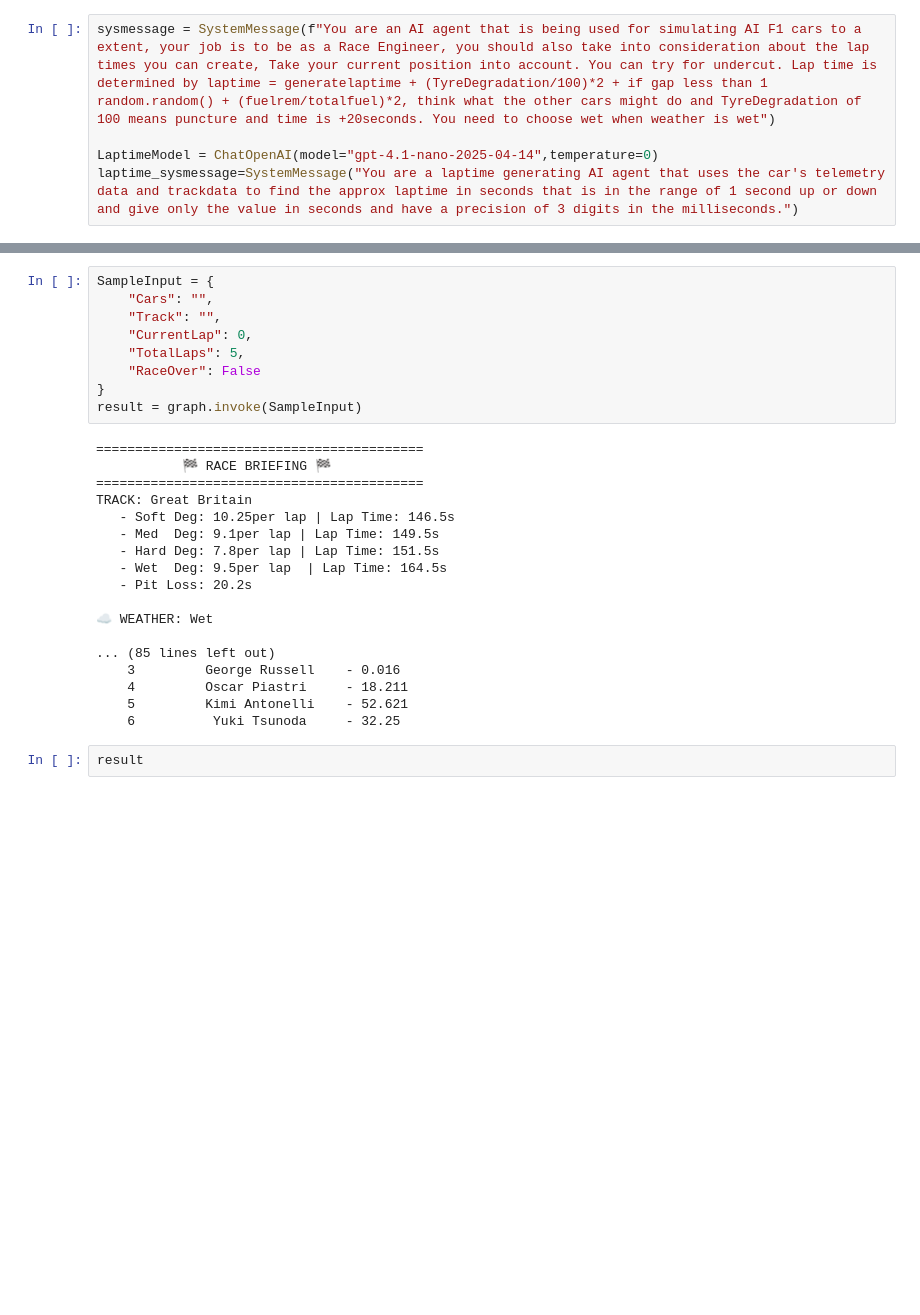
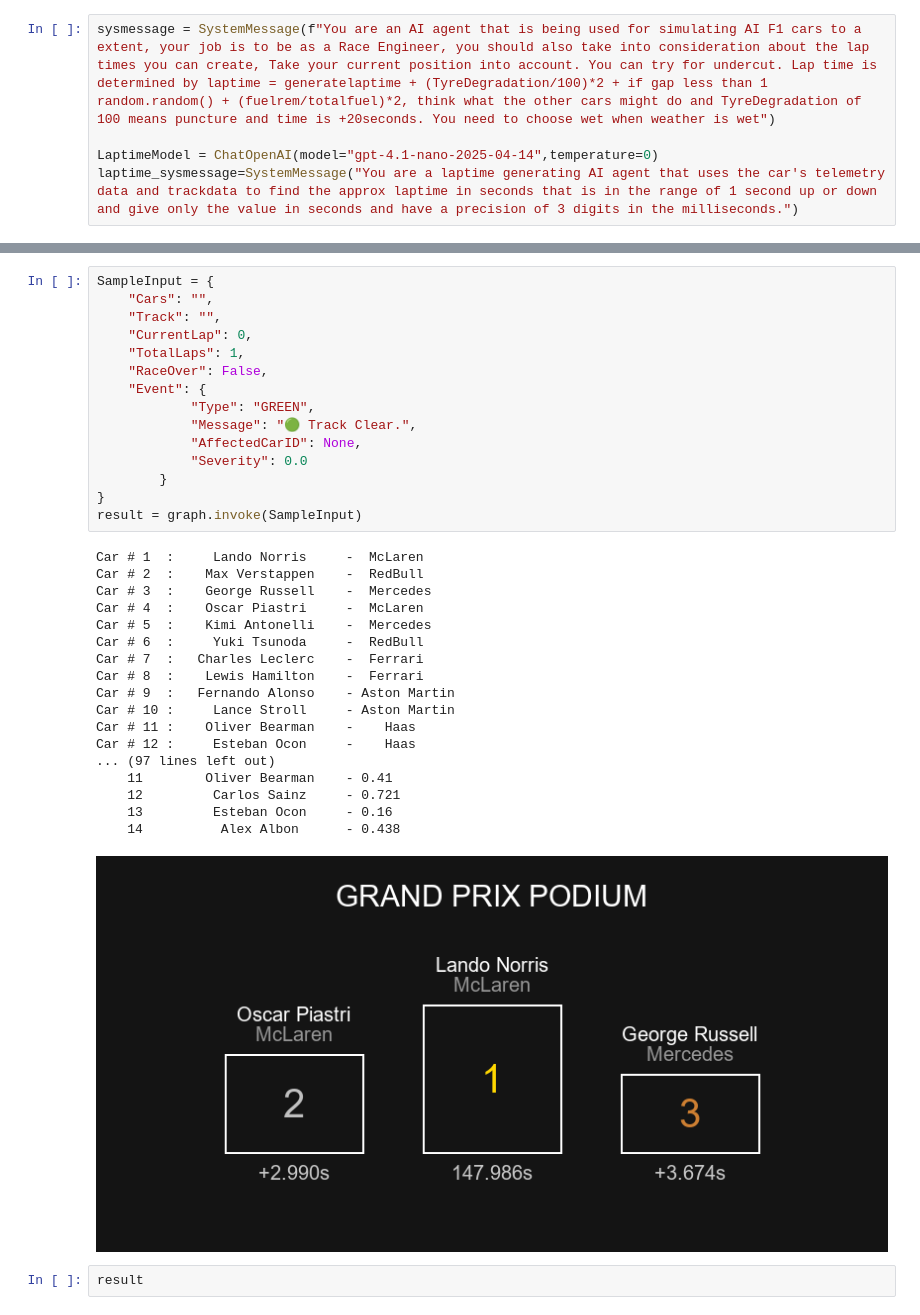
Before and after one commit to harsith1410/harsith1410-capstone-MAT496, a Jupyter notebook: src/test.ipynb, the cells around one changed output, grey strips where cells are left out. Drawn from its saved outputs; the diff is of its cells as text; blank space fills up the shorter version.

```diff
--- a/src/test.ipynb
+++ b/src/test.ipynb
@@ -472,30 +650,37 @@ display(Image(graph.get_graph(xray=1).draw_mermaid_png()))
 # %%
 SampleInput = {
     "Cars": "",
     "Track": "",
     "CurrentLap": 0,
-    "TotalLaps": 5,
-    "RaceOver": False
+    "TotalLaps": 1,
+    "RaceOver": False,
+    "Event": {
+            "Type": "GREEN",
+            "Message": "🟢 Track Clear.",
+            "AffectedCarID": None,
+            "Severity": 0.0
+        }
 }
 result = graph.invoke(SampleInput)
 # %% [output]
-==========================================
-           🏁 RACE BRIEFING 🏁
-==========================================
-TRACK: Great Britain
-   - Soft Deg: 10.25per lap | Lap Time: 146.5s
-   - Med  Deg: 9.1per lap | Lap Time: 149.5s
-   - Hard Deg: 7.8per lap | Lap Time: 151.5s
-   - Wet  Deg: 9.5per lap  | Lap Time: 164.5s
-   - Pit Loss: 20.2s
-
-☁️ WEATHER: Wet
-
-... (85 lines left out)
-    3         George Russell    - 0.016
-    4         Oscar Piastri     - 18.211
-    5         Kimi Antonelli    - 52.621
-    6          Yuki Tsunoda     - 32.25
+Car # 1  :     Lando Norris     -  McLaren
+Car # 2  :    Max Verstappen    -  RedBull
+Car # 3  :    George Russell    -  Mercedes
+Car # 4  :    Oscar Piastri     -  McLaren
+Car # 5  :    Kimi Antonelli    -  Mercedes
+Car # 6  :     Yuki Tsunoda     -  RedBull
+Car # 7  :   Charles Leclerc    -  Ferrari
+Car # 8  :    Lewis Hamilton    -  Ferrari
+Car # 9  :   Fernando Alonso    - Aston Martin
+Car # 10 :     Lance Stroll     - Aston Martin
+Car # 11 :    Oliver Bearman    -    Haas
+Car # 12 :     Esteban Ocon     -    Haas
+... (97 lines left out)
+    11        Oliver Bearman    - 0.41
+    12         Carlos Sainz     - 0.721
+    13         Esteban Ocon     - 0.16
+    14          Alex Albon      - 0.438
+[figure, added]
 # %%
 result
 # %% [output]
```
Also changed, not shown: parts of 6 cells of this notebook, 12 other files.
